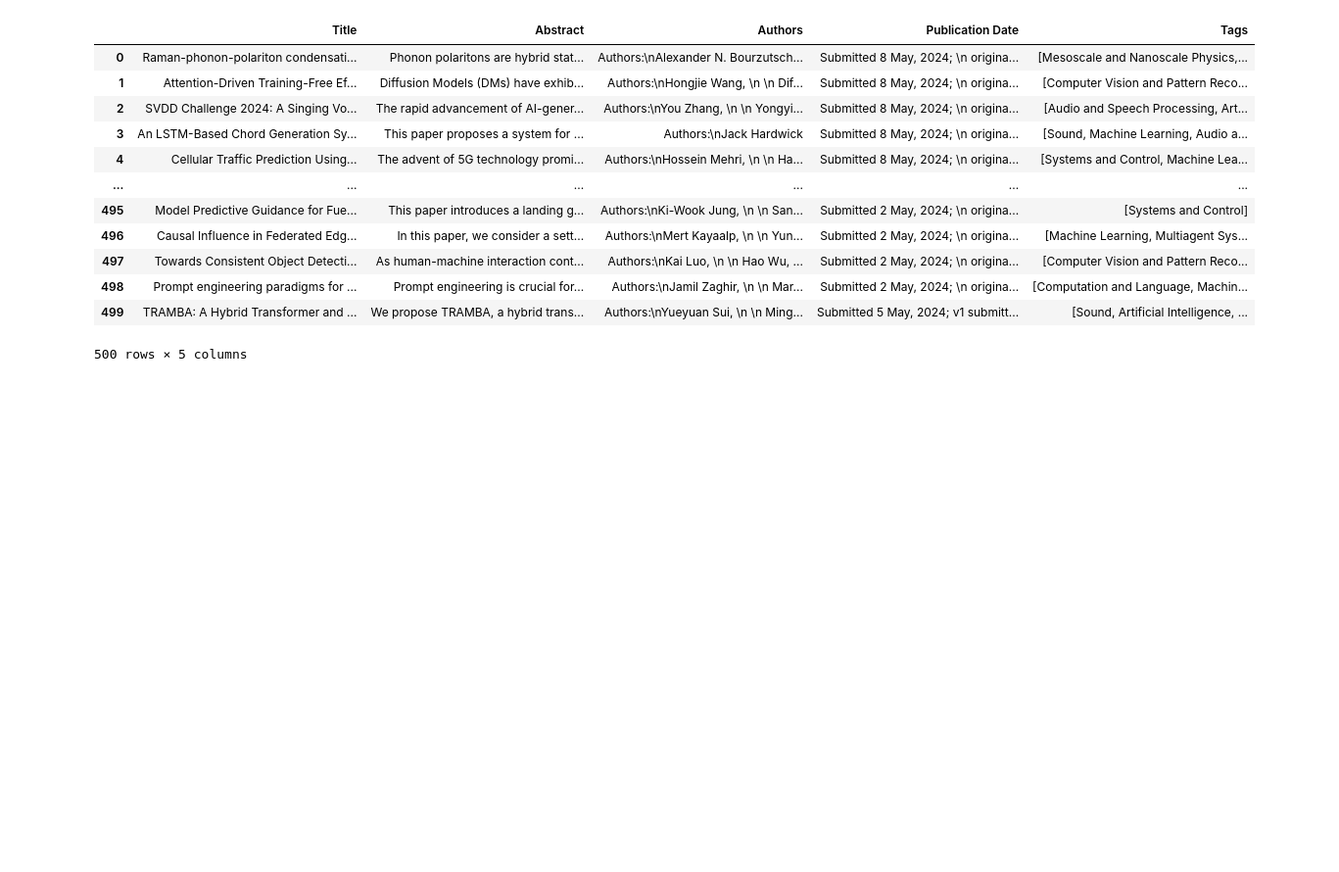
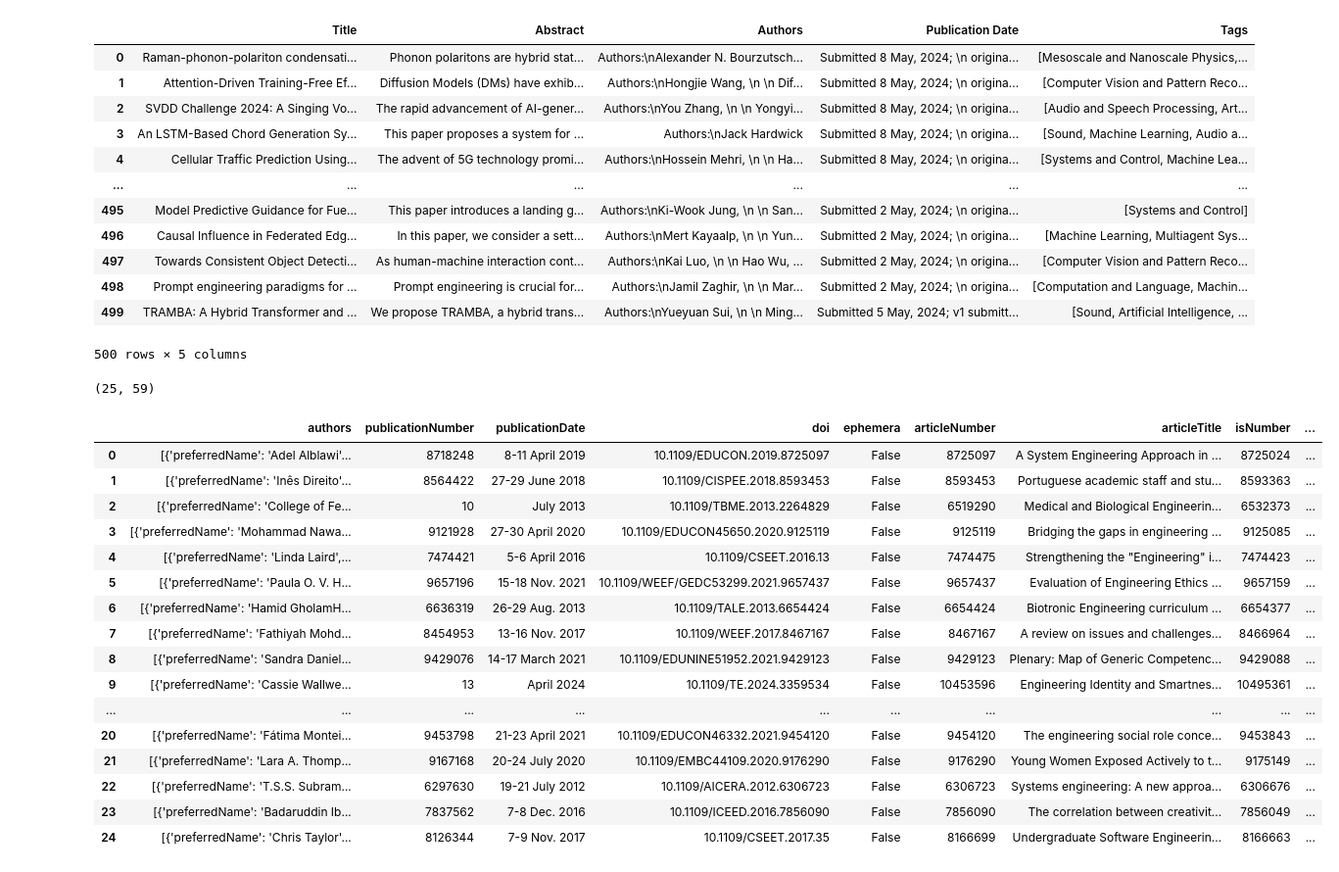
Before and after one commit to RuddySparkle/dsde-project, a Jupyter notebook: WebScraping/BeautifulSoup4/bs4.ipynb, the cells around one changed output. Shown at 98% size. Cells and saved outputs as stored; diff of their text form; code cells hidden in the pictures; blank space fills up the shorter version.

Commit message:
REST API Scraping for IEEE

```diff
--- a/WebScraping/BeautifulSoup4/bs4.ipynb
+++ b/WebScraping/BeautifulSoup4/bs4.ipynb
@@ -54,3 +54,82 @@ df
 | 498 | Prompt engineering paradigms for ... | Prompt engineering is crucial for... | Authors:\nJamil Zaghir, \n \n Mar... | Submitted 2 May, 2024; \n origina... | [Computation and Language, Machin... |
 | 499 | TRAMBA: A Hybrid Transformer and ... | We propose TRAMBA, a hybrid trans... | Authors:\nYueyuan Sui, \n \n Ming... | Submitted 5 May, 2024; v1 submitt... | [Sound, Artificial Intelligence, ... |
 500 rows × 5 columns
+# %%
+def scrape_ieee(query, num_pages):
+    url = "https://ieeexplore.ieee.org/rest/search"
+    headers = {
+        "accept": "application/json, text/plain, */*",
+        "accept-language": "th-TH,th;q=0.9",
+        "content-type": "application/json",
+        "origin": "https://ieeexplore.ieee.org",
+        "priority": "u=1, i",
+        "referer": f"https://ieeexplore.ieee.org/search/searchresult.jsp?newsearch=true&queryText={query}",
+        "sec-ch-ua": "\"Chromium\";v=\"124\", \"Google Chrome\";v=\"124\", \"Not-A.Brand\";v=\"99\"",
+        "sec-ch-ua-mobile": "?0",
+        "sec-ch-ua-platform": "\"Windows\"",
+        "sec-fetch-dest": "empty",
+        "sec-fetch-mode": "cors",
+        "sec-fetch-site": "same-origin",
+        "user-agent": "Mozilla/5.0 (Windows NT 10.0; Win64; x64) AppleWebKit/537.36 (KHTML, like Gecko) Chrome/124.0.0.0 Safari/537.36",
+        "x-security-request": "required"
+    }
+
+    all_records = []
+    for page in range(1, num_pages+1):
+        data = {
+            "newsearch": True,
+            "queryText": query,
+            "highlight": True,
+            "returnFacets": ["ALL"],
+            "returnType": "SEARCH",
+            "matchPubs": True,
+            "pageNumber": page
+        }
+
+        response = requests.post(url, headers=headers, json=data)
+        response.raise_for_status()  # Raise an exception for unsuccessful requests
+
+        data = response.json()
+        records = data.get('records', [])
+        all_records.extend(records)
+
+    # Create DataFrame from all records
+    df = pd.json_normalize(all_records)
+    return df
+
+# EDIT the search query here
+query = "Engineering"
+
+# EDIT pagination here
+num_pages = 1
+
+selected_columns = ['authors', 'publicationNumber',
+       'publicationDate', 'doi',  'ephemera',
+       'articleNumber', 'articleTitle',
+        'isNumber', 'pdfSize', 'vj', 'citationCount',
+       'htmlLink',
+       'downloadCount',  'abstract', 'articleContentType',
+    'highlightedTitle', 'publicationTitle',
+       ]
+df = scrape_ieee(query, num_pages)
+print(df.shape)
+df[selected_columns]
+# %% [output]
+(25, 59)
+|  | authors | publicationNumber | publicationDate | doi | ephemera | articleNumber | articleTitle | isNumber | ... |
+| 0 | [{'preferredName': 'Adel Alblawi'... | 8718248 | 8-11 April 2019 | 10.1109/EDUCON.2019.8725097 | False | 8725097 | A System Engineering Approach in ... | 8725024 | ... |
+| 1 | [{'preferredName': 'Inês Direito'... | 8564422 | 27-29 June 2018 | 10.1109/CISPEE.2018.8593453 | False | 8593453 | Portuguese academic staff and stu... | 8593363 | ... |
+| 2 | [{'preferredName': 'College of Fe... | 10 | July 2013 | 10.1109/TBME.2013.2264829 | False | 6519290 | Medical and Biological Engineerin... | 6532373 | ... |
+| 3 | [{'preferredName': 'Mohammad Nawa... | 9121928 | 27-30 April 2020 | 10.1109/EDUCON45650.2020.9125119 | False | 9125119 | Bridging the gaps in engineering ... | 9125085 | ... |
+| 4 | [{'preferredName': 'Linda Laird',... | 7474421 | 5-6 April 2016 | 10.1109/CSEET.2016.13 | False | 7474475 | Strengthening the "Engineering" i... | 7474423 | ... |
+| 5 | [{'preferredName': 'Paula O. V. H... | 9657196 | 15-18 Nov. 2021 | 10.1109/WEEF/GEDC53299.2021.9657437 | False | 9657437 | Evaluation of Engineering Ethics ... | 9657159 | ... |
+| 6 | [{'preferredName': 'Hamid GholamH... | 6636319 | 26-29 Aug. 2013 | 10.1109/TALE.2013.6654424 | False | 6654424 | Biotronic Engineering curriculum ... | 6654377 | ... |
+| 7 | [{'preferredName': 'Fathiyah Mohd... | 8454953 | 13-16 Nov. 2017 | 10.1109/WEEF.2017.8467167 | False | 8467167 | A review on issues and challenges... | 8466964 | ... |
+| 8 | [{'preferredName': 'Sandra Daniel... | 9429076 | 14-17 March 2021 | 10.1109/EDUNINE51952.2021.9429123 | False | 9429123 | Plenary: Map of Generic Competenc... | 9429088 | ... |
+| 9 | [{'preferredName': 'Cassie Wallwe... | 13 | April 2024 | 10.1109/TE.2024.3359534 | False | 10453596 | Engineering Identity and Smartnes... | 10495361 | ... |
+| ... | ... | ... | ... | ... | ... | ... | ... | ... | ... |
+| 20 | [{'preferredName': 'Fátima Montei... | 9453798 | 21-23 April 2021 | 10.1109/EDUCON46332.2021.9454120 | False | 9454120 | The engineering social role conce... | 9453843 | ... |
+| 21 | [{'preferredName': 'Lara A. Thomp... | 9167168 | 20-24 July 2020 | 10.1109/EMBC44109.2020.9176290 | False | 9176290 | Young Women Exposed Actively to t... | 9175149 | ... |
+| 22 | [{'preferredName': 'T.S.S. Subram... | 6297630 | 19-21 July 2012 | 10.1109/AICERA.2012.6306723 | False | 6306723 | Systems engineering: A new approa... | 6306676 | ... |
+| 23 | [{'preferredName': 'Badaruddin Ib... | 7837562 | 7-8 Dec. 2016 | 10.1109/ICEED.2016.7856090 | False | 7856090 | The correlation between creativit... | 7856049 | ... |
+| 24 | [{'preferredName': 'Chris Taylor'... | 8126344 | 7-9 Nov. 2017 | 10.1109/CSEET.2017.35 | False | 8166699 | Undergraduate Software Engineerin... | 8166663 | ... |
```
Also changed, not shown: parts of 2 cells of this notebook.
